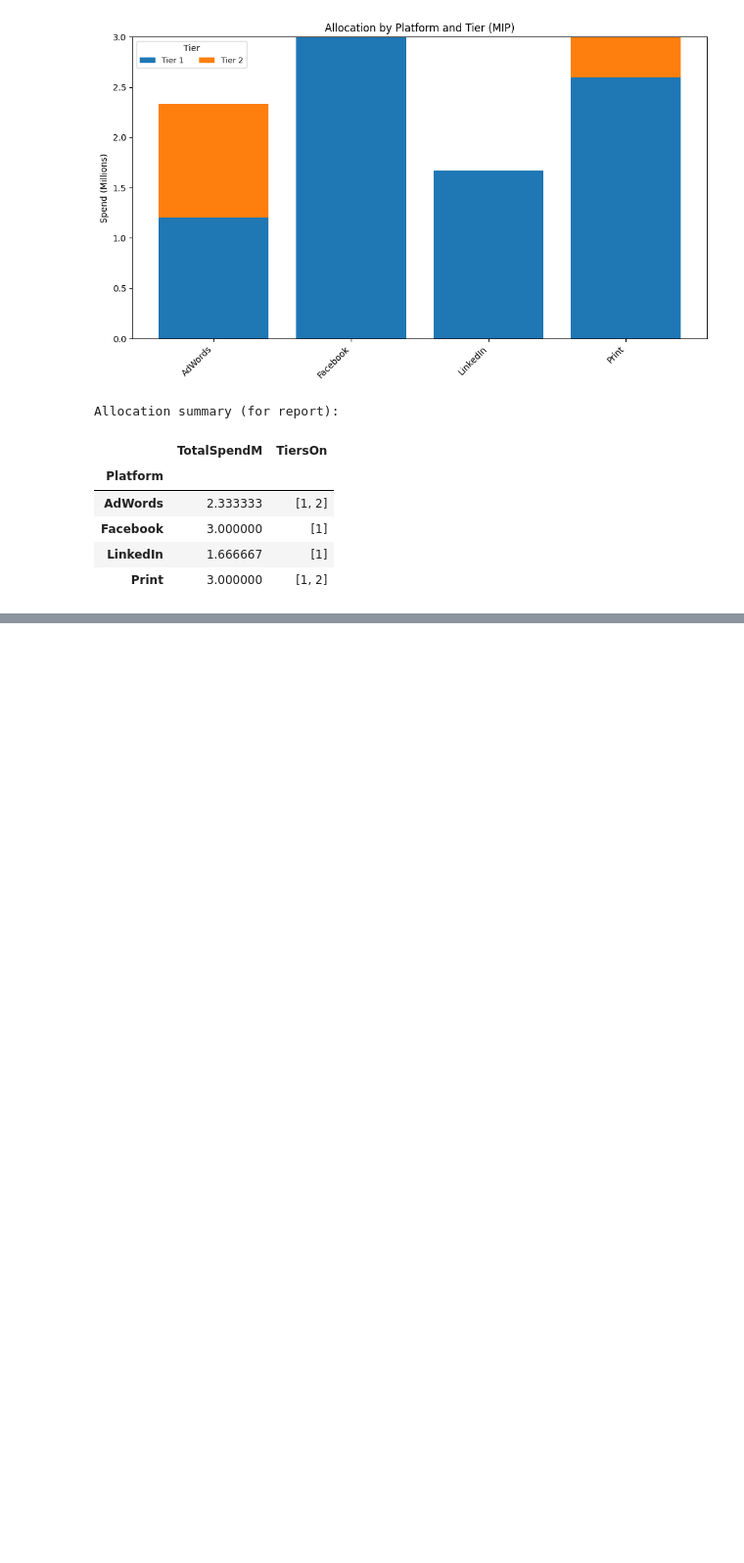
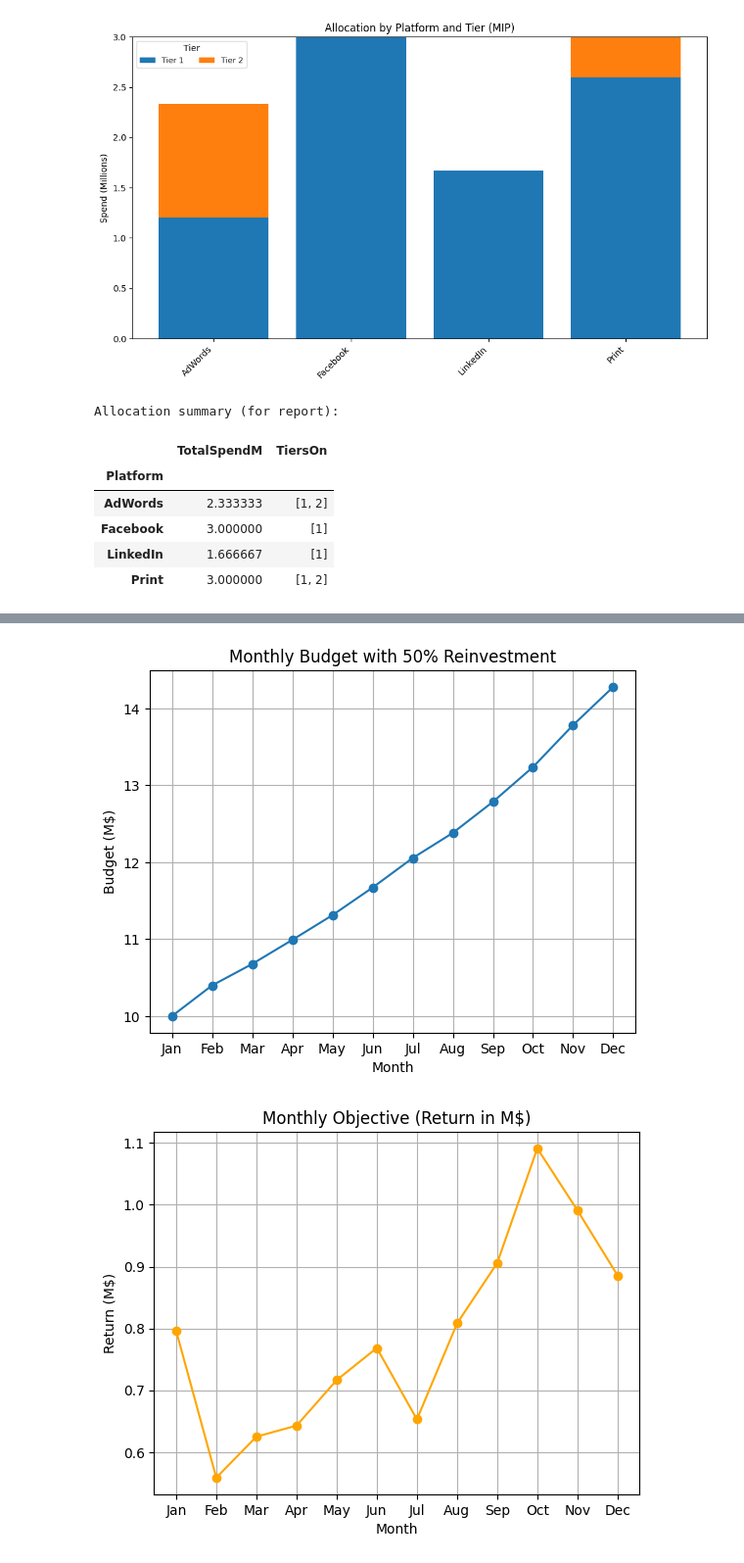
Before and after one commit to ethandavenport/Optimization-I-Project-2, a Jupyter notebook: Optimization_HW_pt_4.ipynb, the cells around one changed output, grey strips where cells are left out. Shown: that part at 98% size. Saved outputs shown, nothing was run; the diff lists cells and outputs as text; code cells hidden in the pictures; blank space fills up the shorter version.

```diff
--- a/Optimization_HW_pt_4.ipynb
+++ b/Optimization_HW_pt_4.ipynb
@@ -375,0 +510,18 @@ Allocation summary (for report):
+# %%
+#Visualization
+plt.figure()
+plt.plot(MONTHS[:len(budgets)], [budgets[m] for m in MONTHS if m in budgets], marker='o')
+plt.title("Monthly Budget with 50% Reinvestment")
+plt.xlabel("Month"); plt.ylabel("Budget (M$)")
+plt.grid(True)
+plt.show()
+
+plt.figure()
+plt.plot(MONTHS[:len(objectives)], [objectives[m] for m in MONTHS if m in objectives], marker='o', color='orange')
+plt.title("Monthly Objective (Return in M$)")
+plt.xlabel("Month"); plt.ylabel("Return (M$)")
+plt.grid(True)
+plt.show()
+# %% [output]
+[figure, added]
+[figure, added]
```
Also changed, not shown: parts of 9 cells of this notebook.
